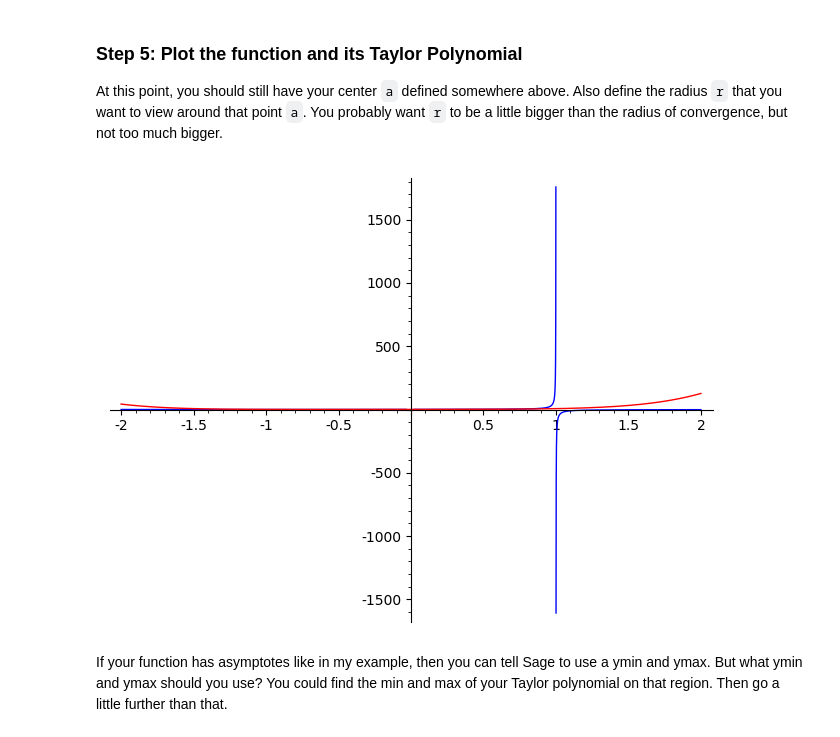
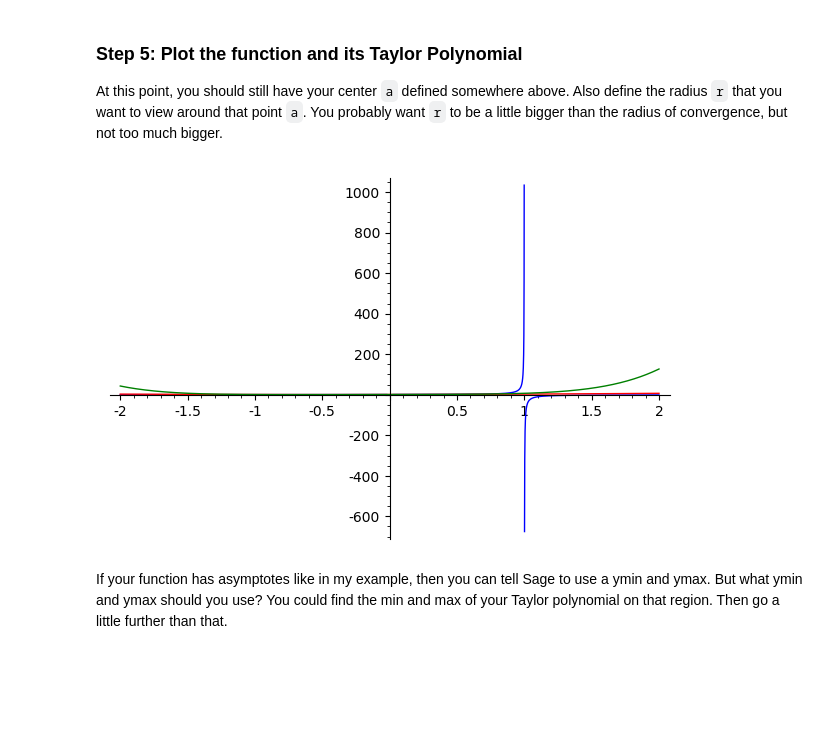
Before and after one commit to MathAtGrace/Calculus-2-Labs, a Jupyter notebook: Lab 13 Taylor Polynomials.ipynb, the cells around one changed output. Cells and saved outputs as stored; diff of their text form; code cells hidden in the pictures; blank space fills up the shorter version.

```diff
--- a/Lab 13 Taylor Polynomials.ipynb
+++ b/Lab 13 Taylor Polynomials.ipynb
@@ -122,12 +122,13 @@ That "7" above could be defined as "n," and you could define `n=7` in an earlier
 At this point, you should still have your center `a` defined somewhere above.  Also define the radius `r` that you want to view around that point `a`.  You probably want `r` to be a little bigger than the radius of convergence, but not too much bigger.
 # %%
 r = 2
-P1 = f.plot(x, a-r, a+r, detect_poles = True)
-P2 = T.plot(x, a-r, a+r, color = "red")
-P = P1 + P2
-P.show()
+Plot1 = f.plot(x, a-r, a+r, detect_poles = True) #The plot of the original function
+Plot2 = P_2.plot(x, a-r, a+r, color = "red") #The plot of P_2(x)
+Plot3 = P_6.plot(x, a-r, a+r, color = "green") #The plot of P_6(x)
+Plot = Plot1 + Plot2 + Plot3
+Plot.show()
 # %% [output]
-[figure, old version]
+[figure, new version]
 # %% [markdown]
 If your function has asymptotes like in my example, then you can tell Sage to use a ymin and ymax.  But what ymin and ymax should you use?  You could find the min and max of your Taylor polynomial on that region.  Then go a little further than that.
 # %%
```
Also changed, not shown: parts of 6 cells of this notebook, 2 other files.
